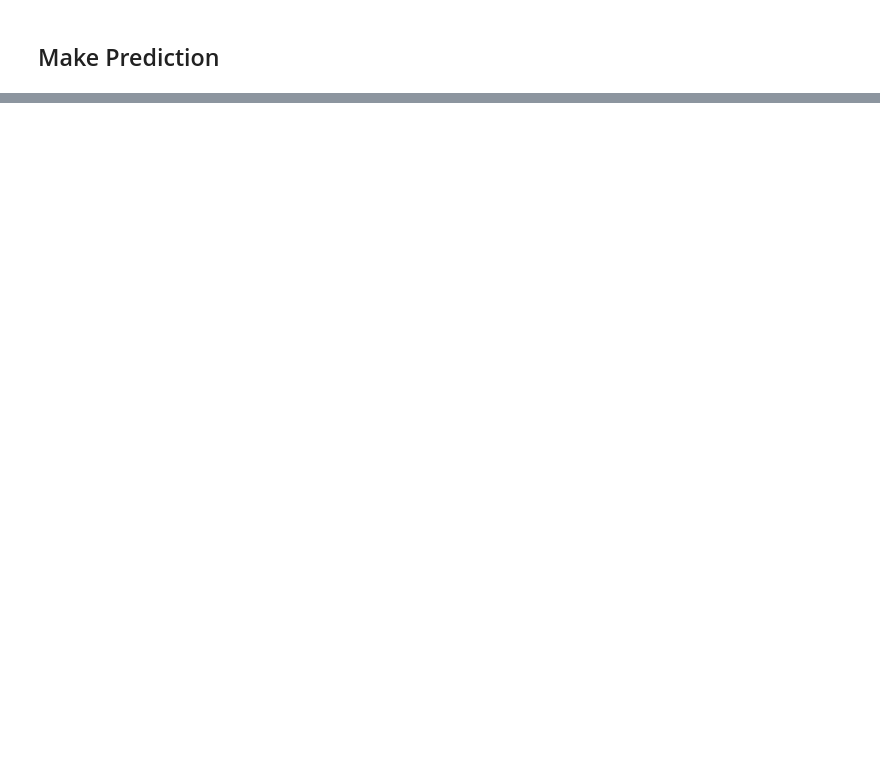
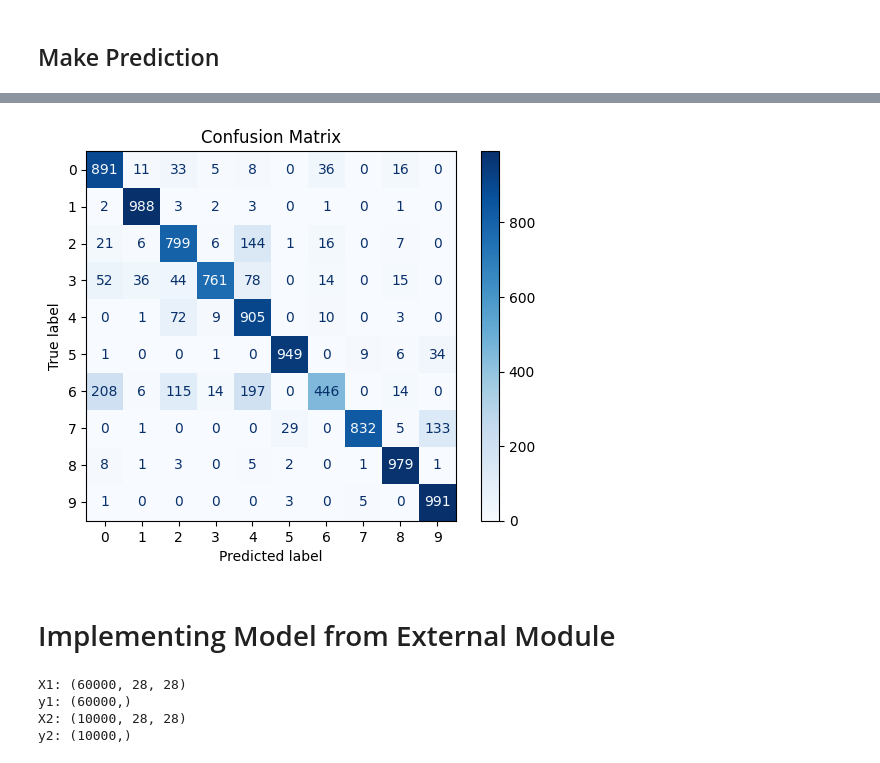
Before and after one commit to Bjoshua25/Fashion-Image-Classpification---ANN-project, a Jupyter notebook: fashion_MNIST_project.ipynb, the cells around one changed output, grey strips where cells are left out. Drawn from its saved outputs; the diff is of its cells as text; code cells hidden in the pictures; blank space fills up the shorter version.

```diff
--- a/fashion_MNIST_project.ipynb
+++ b/fashion_MNIST_project.ipynb
@@ -195,0 +589,3 @@ AttributeError: 'Sequential' object has no attribute 'predict_classes'
+# %%
+fashion_mnist.display_confusion_matrix(kkk, X2, y2)
+# %% [output]
@@ -195,0 +593,3 @@ AttributeError: 'Sequential' object has no attribute 'predict_classes'
+[figure, added]
+# %% [markdown]
+# Implementing Model from External Module
@@ -195,0 +600,12 @@ AttributeError: 'Sequential' object has no attribute 'predict_classes'
+# %%
+X1, y1, X2, y2 = fashion_mnist.load_keras_data()
+
+print(f"X1: {X1.shape}")
+print(f"y1: {y1.shape}")
+print(f"X2: {X2.shape}")
+print(f"y2: {y2.shape}")
+# %% [output]
+X1: (60000, 28, 28)
+y1: (60000,)
+X2: (10000, 28, 28)
+y2: (10000,)
```
Also changed, not shown: parts of 42 cells of this notebook, 4 other files.
